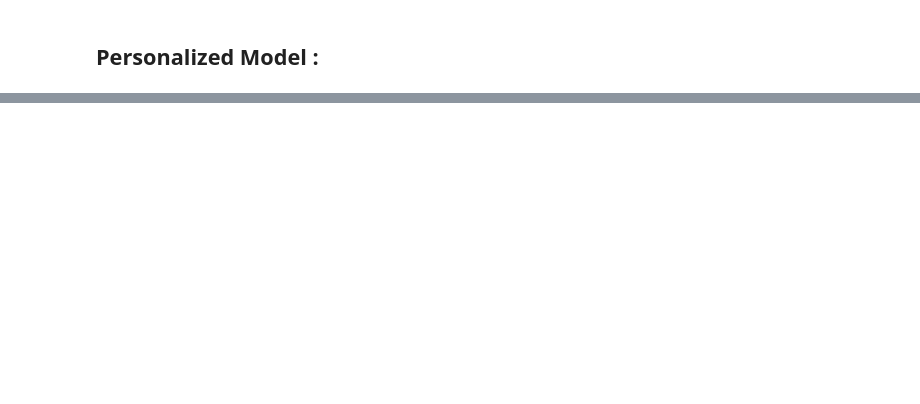
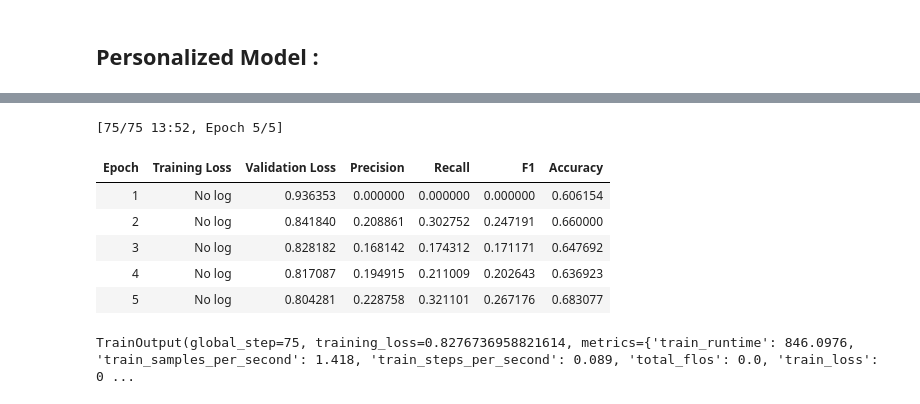
Before and after one commit to taissirboukrouba/Structured-Information-Retrieval-with-LLMs, a Jupyter notebook: notebooks/modelling.ipynb, the cells around one changed output, grey strips where cells are left out. Saved outputs shown, nothing was run; the diff lists cells and outputs as text; code cells hidden in the pictures; blank space fills up the shorter version.

Commit message:
feat : implemented personalised transformer model

```diff
--- a/notebooks/modelling.ipynb
+++ b/notebooks/modelling.ipynb
@@ -830,0 +894,6 @@ True
+# %%
+# Columns to remove
+columns_to_remove = ['sentence', 'vars', 'names', 'labels']
+
+# Remove the unnecessary columns
+encoded_dataset_scratch = encoded_dataset_scratch.remove_columns(columns_to_remove)
@@ -830,0 +907,14 @@ True
+# %%
+from sklearn.model_selection import train_test_split
+from datasets import DatasetDict
+
+split = encoded_dataset_scratch.train_test_split(test_size=0.2, seed=42)
+
+# Creating DatasetDict
+dataset_dict = DatasetDict({
+    'train': split['train'],
+    'validation': split['test']
+})
+# %%
+new_column_names = {'tokenized_sentence': 'sentence', 'labels_ids': 'labels'}
+dataset_dict = dataset_dict.rename_columns(new_column_names)
@@ -832,0 +1003,59 @@ True
+# %%
+from transformers import Trainer, TrainingArguments ,EarlyStoppingCallback
+import numpy as np
+from datasets import load_metric
+import torch
+import torch.nn as nn
+
+import evaluate
+seqeval = evaluate.load("seqeval")
+
+save_directory = "./model-scratch-1"
+lr = 2e-5
+epochs = 20
+steps = 100
+
+
+"""# Adding early stopping :
+early_stopping_callback = EarlyStoppingCallback(
+    early_stopping_patience=5,  # Number of evaluation steps with no improvement before stopping
+    early_stopping_threshold=0.01,  # Minimum change to qualify as an improvement
+)"""
+
+
+training_args = TrainingArguments(
+    output_dir=save_directory,
+    learning_rate=2e-5,
+    per_device_train_batch_size=16,
+    per_device_eval_batch_size=16,
+    num_train_epochs=5,
+    logging_steps=100,
+    weight_decay=0.01,
+    eval_strategy="epoch",
+    save_strategy="epoch",
+    load_best_model_at_end=True,
+    push_to_hub=True,
+)
+
+
+trainer = Trainer(
+    model=model_scratch,
+    args=training_args,
+    train_dataset=dataset_dict["train"],
+    eval_dataset=dataset_dict["validation"],
+    tokenizer=tokenizer_scratch,
+    compute_metrics=compute_metrics,
+    #callbacks=[early_stopping_callback]
+)
+
+# Start training
+trainer.train()
+# %% [output]
+[75/75 13:52, Epoch 5/5]
+| Epoch | Training Loss | Validation Loss | Precision | Recall | F1 | Accuracy |
+| 1 | No log | 0.936353 | 0.000000 | 0.000000 | 0.000000 | 0.606154 |
+| 2 | No log | 0.841840 | 0.208861 | 0.302752 | 0.247191 | 0.660000 |
+| 3 | No log | 0.828182 | 0.168142 | 0.174312 | 0.171171 | 0.647692 |
+| 4 | No log | 0.817087 | 0.194915 | 0.211009 | 0.202643 | 0.636923 |
+| 5 | No log | 0.804281 | 0.228758 | 0.321101 | 0.267176 | 0.683077 |
+TrainOutput(global_step=75, training_loss=0.8276736958821614, metrics={'train_runtime': 846.0976, 'train_samples_per_second': 1.418, 'train_steps_per_second': 0.089, 'total_flos': 0.0, 'train_loss': 0 ...
```
Also changed, not shown: parts of 29 cells of this notebook.
